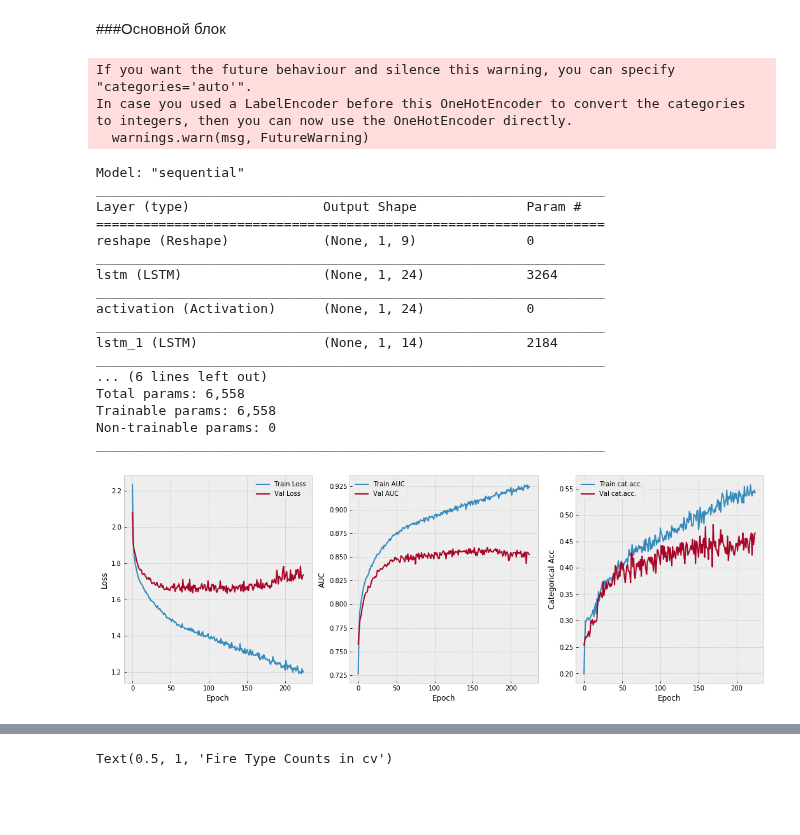
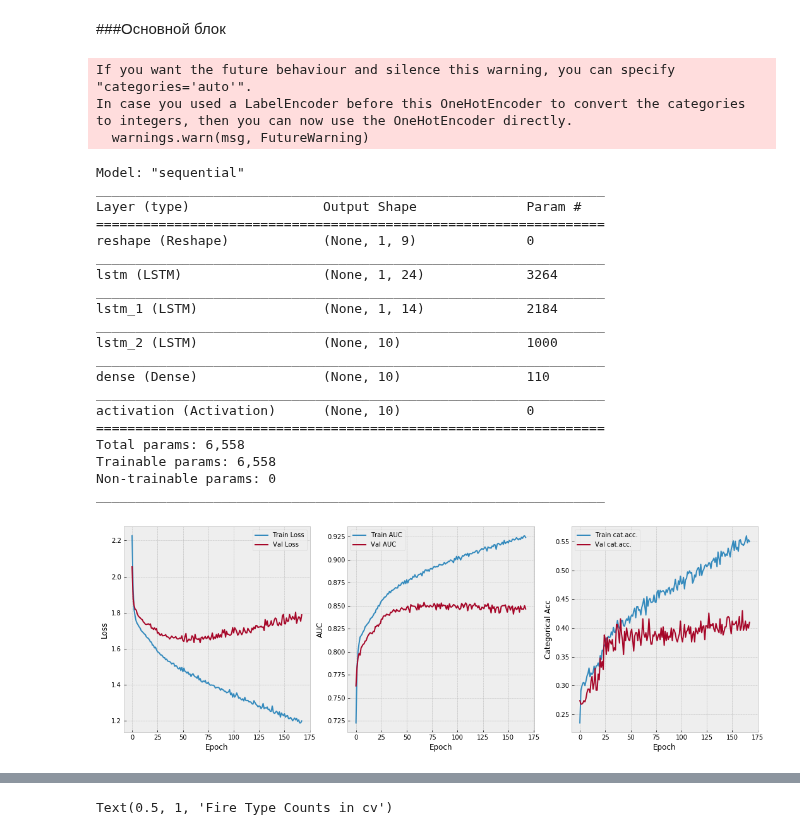
Before and after one commit to andygoosh/wildfire.sberbank.ai, a Jupyter notebook: workinprogress.ipynb, the cells around one changed output, grey strips where cells are left out. Cells and saved outputs as stored; diff of their text form; code cells hidden in the pictures; blank space fills up the shorter version.

```diff
--- a/workinprogress.ipynb
+++ b/workinprogress.ipynb
@@ -360,22 +362,30 @@ def get_callbacks():
 '''
 
 def get_model( feature_num, fire_type_num ):
+  weight_decay = 0.0005
   model = keras.Sequential([
-      layers.Input(shape=feature_num),
-      layers.Reshape(target_shape=(1, feature_num)),
-      layers.LSTM(24, return_sequences=True, kernel_regularizer=keras.regularizers.l2(0.0005)),
-      layers.Activation('relu'),
+      layers.Input(shape=[feature_num]),
+      layers.Reshape(target_shape=[1, feature_num]),
+      layers.LSTM(24, return_sequences=True, activation='relu', kernel_regularizer=keras.regularizers.l2(weight_decay)),
       layers.LSTM(14, return_sequences=True),
       layers.LSTM(10),
       layers.Dense(fire_type_num),
       layers.Activation('softmax'),
     ])
-  optimizer=keras.optimizers.RMSprop(learning_rate=1e-2)
-  model.compile(optimizer=optimizer, metrics=[tf.keras.metrics.AUC(), tf.metrics.CategoricalAccuracy()], loss=keras.losses.CategoricalCrossentropy()) #tf.keras.losses.Huber())
+  optimizer=keras.optimizers.RMSprop(lr=1e-2)
+  model.compile(optimizer=optimizer,
+                metrics=[tf.keras.metrics.AUC(),
+                         tf.metrics.CategoricalAccuracy()
+                         ],
+                loss=keras.losses.CategoricalCrossentropy() #tf.keras.losses.Huber())
+                )
 
   model.summary()
   return model
+
+  get_model(8, 10)
 # %%
+
 tf.keras.backend.clear_session()
 
 X, y = prepare_data(one_hotted=True)
@@ -403,9 +413,8 @@ if True:
   trn = (tr_data.values - center)/scale
   cvn = (cv_data.values - center)/scale
 
-  with open( 'values.txt', 'w') as infile:
-    infile.write(f'{center} {scale}')
-    infile.close()
+  center.tofile('center.bin')
+  scale.tofile('scale.bin')
 
   model.reset_states()
   history = model.fit(trn, y_trn.values,
@@ -416,38 +425,41 @@ if True:
             verbose=0,
             validation_data=(cvn, y_cv.values),
             callbacks=callbacks)
-  model = tf.keras.models.load_model('my_checkpoint.h5')
+  model = keras.models.load_model('my_checkpoint.h5')
 
   plot_history(history)
 
   score = model.evaluate(trn, y_trn.values,
                           batch_size=BS,
                           verbose=0,
                           use_multiprocessing=True)
 
-print('loss: {:.3f}, AUC: {:.3f} Cat.Accu: {:.3f}'.format(*score))
+print('loss: {:.3f}, AUC: {:.3f} Cat.Acc.: {:.3f}'.format(*score))
 
 #model = tf.keras.models.load_model('my_checkpoint.h5')
 model.reset_states()
 # %% [output]
 If you want the future behaviour and silence this warning, you can specify "categories='auto'".
 In case you used a LabelEncoder before this OneHotEncoder to convert the categories to integers, then you can now use the OneHotEncoder directly.
   warnings.warn(msg, FutureWarning)
 Model: "sequential"
 _________________________________________________________________
 Layer (type)                 Output Shape              Param #
 =================================================================
 reshape (Reshape)            (None, 1, 9)              0
 _________________________________________________________________
 lstm (LSTM)                  (None, 1, 24)             3264
 _________________________________________________________________
-activation (Activation)      (None, 1, 24)             0
-_________________________________________________________________
 lstm_1 (LSTM)                (None, 1, 14)             2184
 _________________________________________________________________
-... (6 lines left out)
+lstm_2 (LSTM)                (None, 10)                1000
+_________________________________________________________________
+dense (Dense)                (None, 10)                110
+_________________________________________________________________
+activation (Activation)      (None, 10)                0
+=================================================================
 Total params: 6,558
 Trainable params: 6,558
 Non-trainable params: 0
 _________________________________________________________________
-[figure, old version]
+[figure, new version]
```
Also changed, not shown: parts of 4 cells of this notebook.
